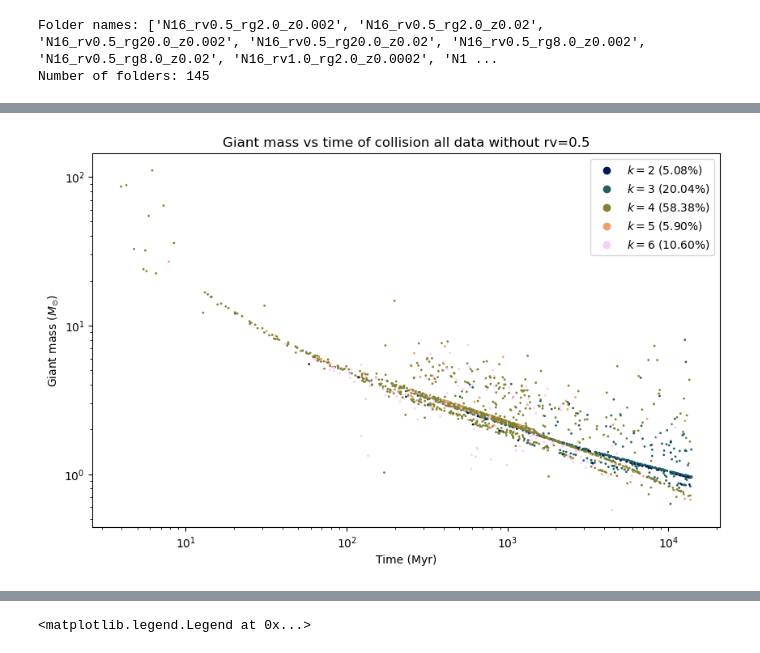
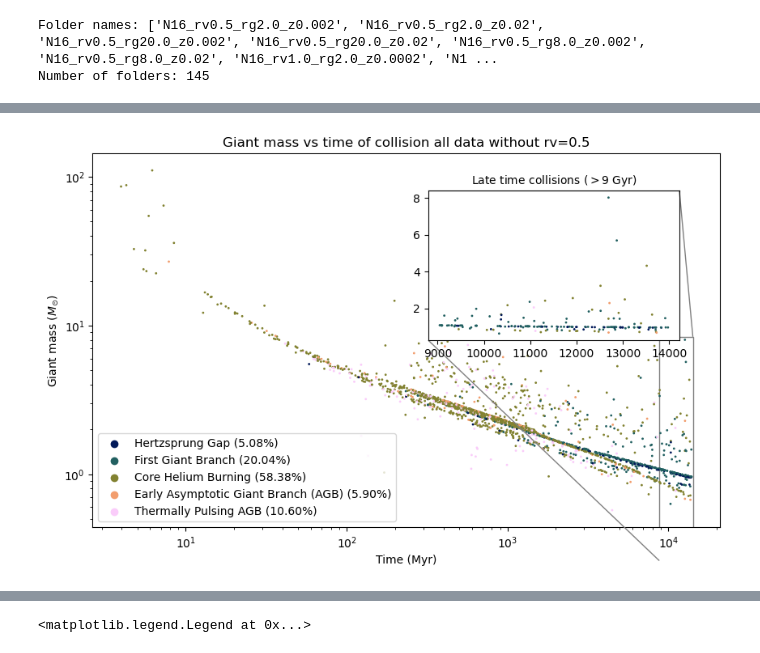
Before and after one commit to Stufffffs/CASSI_2024_code, a Jupyter notebook: collisions_processing.ipynb, the cells around one changed output, grey strips where cells are left out. Drawn from its saved outputs; the diff is of its cells as text; code cells hidden in the pictures.

```diff
--- a/collisions_processing.ipynb
+++ b/collisions_processing.ipynb
@@ -622,7 +719,6 @@ mass_Giant = data_rv[::, 11].astype(float)
 type_Giant = data_rv[::, 19].astype(float)
 times_GiantBH = data_rv[::, 4].astype(float)
 
-
 colors = cm.batlow(np.linspace(0, 1, len(set(type_Giant))))
 
 # Get unique numbers from the list
@@ -636,22 +732,80 @@ colors_N = [N_to_color[N] for N in type_Giant]
 # Get percentages for each type
 fractions_old = [100 * list(type_Giant).count(N) / len(type_Giant) for N in unique_numbers]
 
-fig, ax = plt.subplots(figsize=(10, 6))
 
-scatter = ax.scatter(times_GiantBH, mass_Giant, s=1, color=colors_N)
-ax.set_xlabel(r'Time (Myr)')
-ax.set_ylabel(r'Giant mass ($M_{\odot}$)')
-ax.set_title('Giant mass vs time of collision all data without rv=0.5')
-ax.set_xscale('log')
-ax.set_yscale('log')
+# Define the dictionary for the mapping
+stage_mapping = {
+    0: "Main Sequence (MS), $< 0.7 M_\odot$",
+    1: "MS, $> 0.7 M_\odot$",
+    2: "Hertzsprung Gap",
+    3: "First Giant Branch",
+    4: "Core Helium Burning",
+    5: "Early Asymptotic Giant Branch (AGB)",
+    6: "Thermally Pulsing AGB",
+    7: "Naked Helium Star MS",
+    8: "Naked Helium Star Hertzsprung Gap",
+    9: "Naked Helium Star Giant Branch",
+    10: "Helium White Dwarf",
+    11: "Carbon/Oxygen White Dwarf",
+    12: "Oxygen/Neon White Dwarf",
+    13: "Neutron Star",
+    14: "Black Hole",
+    15: "Massless Remnant"
+}
 
 
+# Replace integers with corresponding text
+giant_name_types = [stage_mapping[num] for num in unique_numbers]
+
+fig, ax1 = plt.subplots(figsize=(10, 6))
+# Create a set of inset Axes: these should fill the bounding box allocated to
+# them.
+ax2 = plt.axes([0,0,1,1])
+# Manually set the position and relative size of the inset axes within ax1
+ip = InsetPosition(ax1, [0.535,0.50,0.4,0.4])
+ax2.set_axes_locator(ip)
+# Mark the region corresponding to the inset axes on ax1 and draw lines
+# in grey linking the two axes.
+mark_inset(ax1, ax2, loc1=3, loc2=1, fc="none", ec='0.5')
+
+
+
+scatter = ax1.scatter(times_GiantBH, mass_Giant, s=1, color=colors_N)
+ax1.set_xlabel(r'Time (Myr)')
+ax1.set_ylabel(r'Giant mass ($M_{\odot}$)')
+ax1.set_title('Giant mass vs time of collision all data without rv=0.5')
+ax1.set_xscale('log')
+ax1.set_yscale('log')
+
 # Create a legend
-legend_labels = {N: rf'$k={int(N)}$ ({frac:.2f}%)' for N,frac in zip(unique_numbers, fractions_old)}
+legend_labels = {N: f'{N} ({frac:.2f}%)' for N,frac in zip(giant_name_types, fractions_old)}
 legend_handles = []
-for N in unique_numbers:
+for N,n in zip(giant_name_types, unique_numbers):
     label = legend_labels[N]
-    color = N_to_color[N]
-    legend_handles.append(ax.scatter([], [], c=color, label=label))
-ax.legend(handles=legend_handles, loc='best')
+    color = N_to_color[n]
+    legend_handles.append(ax1.scatter([], [], c=color, label=label))
+ax1.legend(handles=legend_handles, loc='lower left')
+
+
+# Check time
+check_t = np.array(data_rv[:, 4], dtype=float) > 9e3
+data_t = data_rv[check_t]
+mass_Giant = data_t[::, 11].astype(float)
+type_Giant = data_t[::, 19].astype(float)
+times_GiantBH = data_t[::, 4].astype(float)
+
+
+colors = cm.batlow(np.linspace(0, 1, len(set(type_Giant))))
+
+# Get unique numbers from the list
+unique_numbers = list(set(type_Giant))
+unique_numbers.sort()
+
+# Create a mapping of unique numbers to colors
+N_to_color = {num: colors[i % len(colors)] for i, num in enumerate(unique_numbers)}
+colors_N = [N_to_color[N] for N in type_Giant]
+
+
+ax2.scatter(times_GiantBH, mass_Giant, s=1, color=colors_N)
+ax2.set_title('Late time collisions ($>9$ Gyr)', fontsize=10)
 # %% [output]
@@ -659,4 +813,4 @@ ax.legend(handles=legend_handles, loc='best')
-[figure, old version]
+[figure, new version]
 # %%
 
 # Load the CSV file into a numpy array
```
Also changed, not shown: parts of 25 cells of this notebook, 9 other files.
